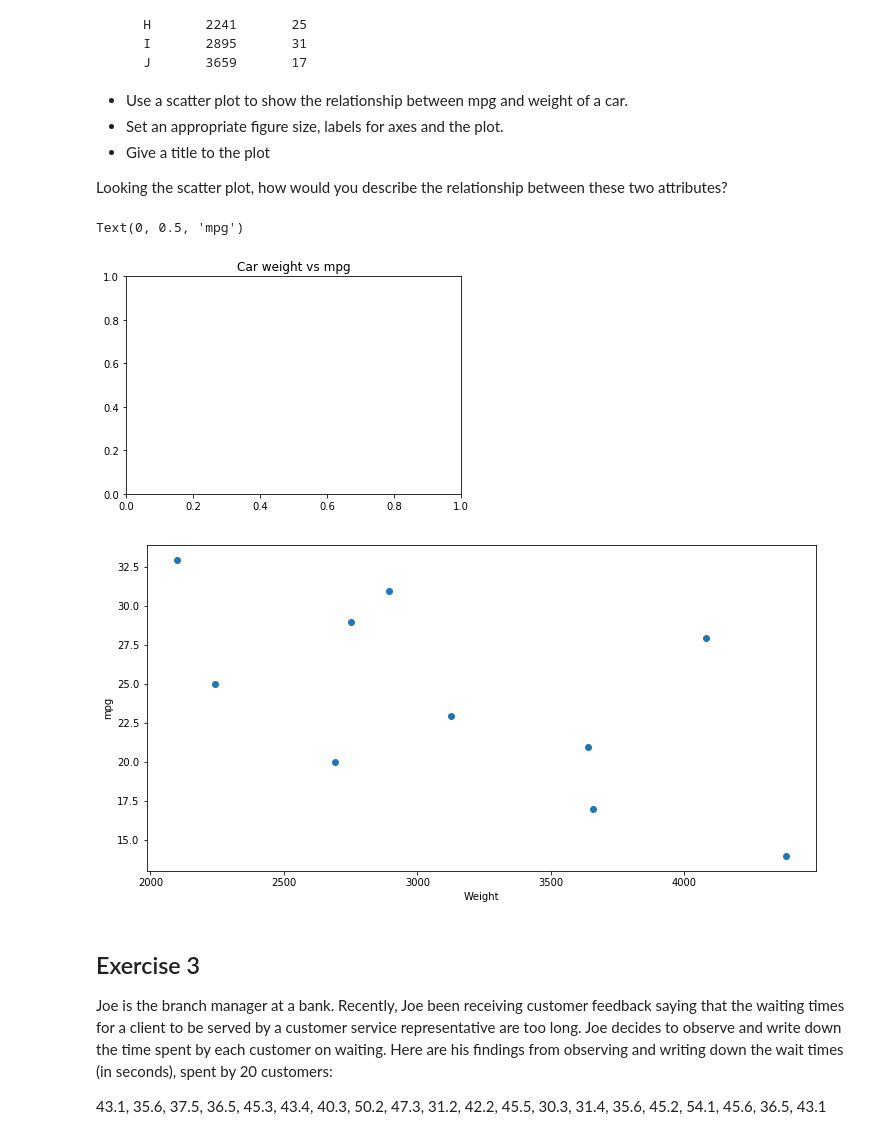
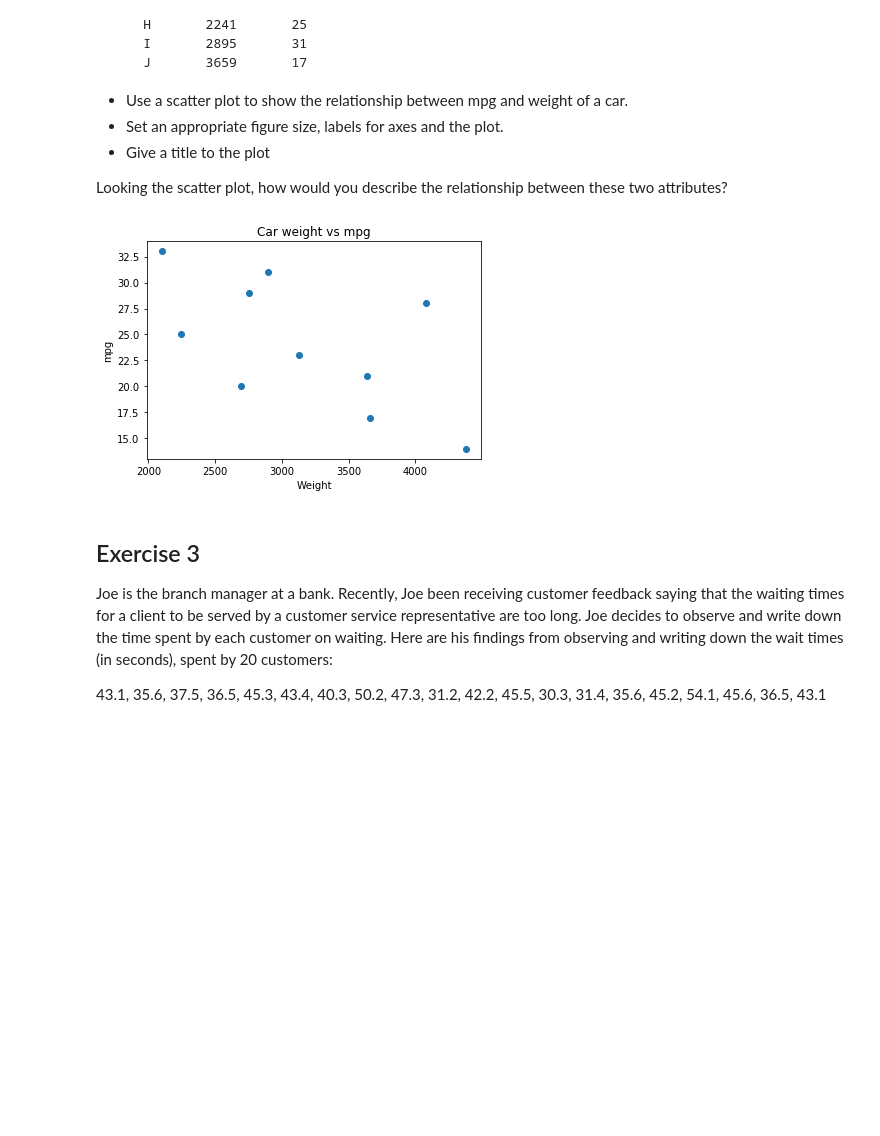
Before and after one commit to fleralle/dsc-data-viz-lab-houston-ds-042219, a Jupyter notebook: index.ipynb, the cells around one changed output. Cells and saved outputs as stored; diff of their text form; code cells hidden in the pictures; blank space fills up the shorter version.

```diff
--- a/index.ipynb
+++ b/index.ipynb
@@ -73,34 +73,32 @@ Looking the scatter plot, how would you describe the relationship between these
 # %%
 # import the required libraries
 import numpy as np
 import matplotlib.pyplot as plt
 
 # Set plot space as inline for inline plots and qt for external plots
 %matplotlib inline
 
 weight = [2750, 3125, 2100, 4082, 2690, 3640, 4380, 2241, 2895, 3659]
 mpg = [29, 23, 33, 28, 20, 21, 14, 25, 31, 17]
 
 # Give a title to the bar graph
 plt.title('Car weight vs mpg')
 
 # Set the figure size in inches
-plt.figure(figsize=(12,6))
+# plt.figure(figsize=(12,6))
 
 # Plot with scatter()
 plt.scatter(weight,mpg)
 
 # Set x and y axes labels and give titles
 # plt.legend()
 plt.xlabel('Weight')
 plt.ylabel('mpg')
 
 # Output the final plot
-# plt.show()
+plt.show()
 # %% [output]
-Text(0, 0.5, 'mpg')
-[figure, old version]
+[figure, new version]
-[figure, removed]
 # %% [markdown]
 ## Exercise 3
 
```
